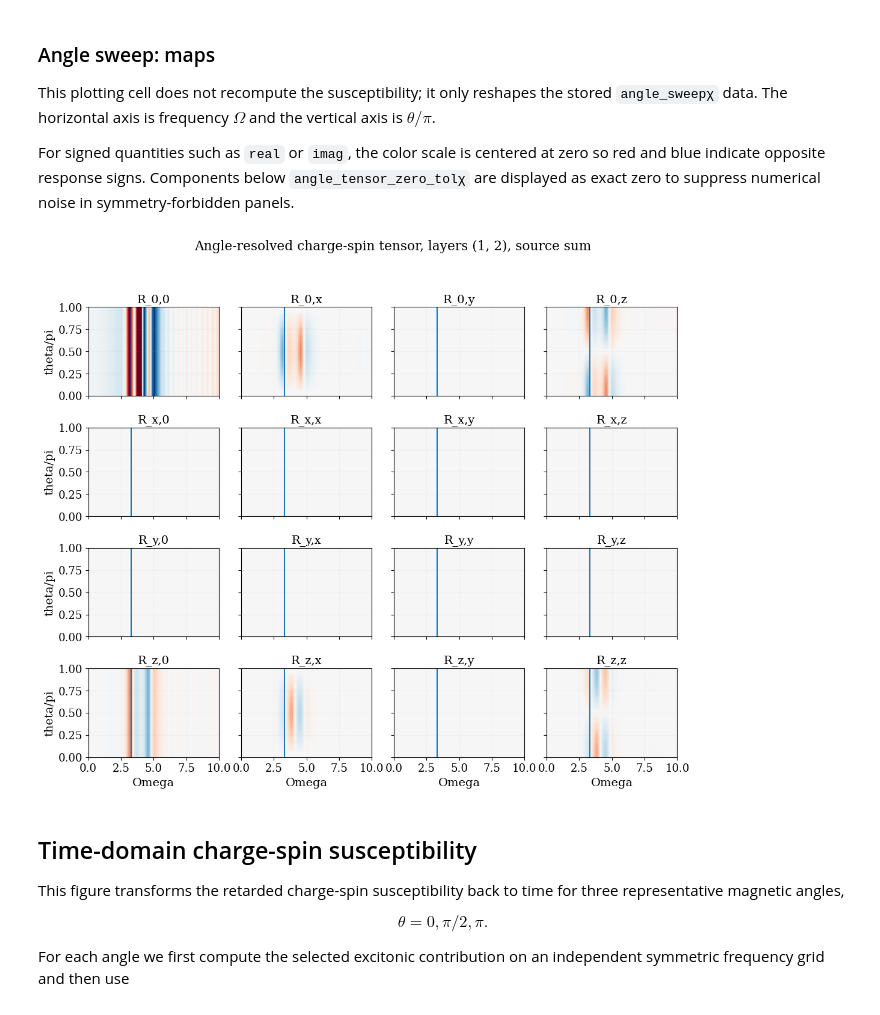
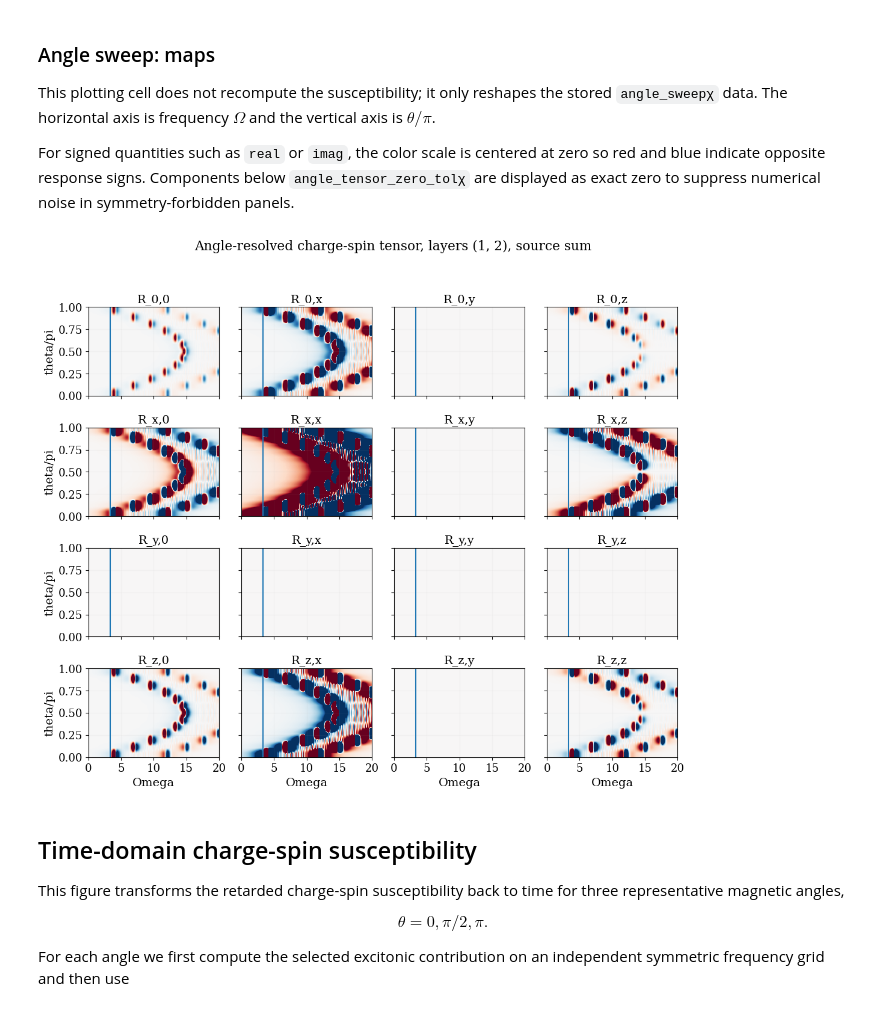
Before and after one commit to fegarciaga/05_tJ_exciton, a Jupyter notebook: RPA-exciton/StaticSpinSucep.ipynb, the cells around one changed output. Saved outputs shown, nothing was run; the diff lists cells and outputs as text; code cells hidden in the pictures.

```diff
--- a/RPA-exciton/StaticSpinSucep.ipynb
+++ b/RPA-exciton/StaticSpinSucep.ipynb
@@ -893,8 +894,8 @@ The broadenings are separated: `ηDχ` is used to build $D^R$ from $\Pi^R$, whil
 # %%
 # Quick-look grids for the frequency-domain spin susceptibility figure.
 Lχ = 100
-Ωχ_min, Ωχ_max, NΩχ = 0.0, 15.0, 201
-ωχ_min, ωχ_max, Nωχ = -15.0, 15.0, 321  # only used when vertex_methodχ = :langreth
+Ωχ_min, Ωχ_max, NΩχ = 0.0, 20.0, 201
+ωχ_min, ωχ_max, Nωχ = -25.0, 25.0, 321  # only used when vertex_methodχ = :langreth
 ηDχ = 0.52#ηΩ
 ηΛχ = 0.52#ηΩ
 
@@ -1401,7 +1402,7 @@ angle_use_threadsχ = true                          # parallelize angles if Juli
 
 # Independent grid for the angular sweep. Increase these for production figures.
 Lθχ = 60
-Ωθχ_min, Ωθχ_max, NΩθχ = 0.0, 15.0, 121
+Ωθχ_min, Ωθχ_max, NΩθχ = 0.0, 20.0, 121 # 15
 Nθχ = 13
 ηDθχ = @isdefined(ηDχ) ? ηDχ : ηΩ
 ηΛθχ = @isdefined(ηΛχ) ? ηΛχ : ηΩ
@@ -1496,7 +1510,7 @@ For signed quantities such as `real` or `imag`, the color scale is centered at z
 angle_tensor_partχ = imag#@isdefined(tensor_partχ) ? tensor_partχ : imag  # real, imag, or abs
 angle_tensor_part_labelχ = angle_tensor_partχ === real ? "Re" : angle_tensor_partχ === imag ? "Im" : "Abs"
 angle_tensor_zero_tolχ = @isdefined(tensor_zero_tolχ) ? tensor_zero_tolχ : 1e-10
-angle_tensor_xlimχ = (first(Ωsθχ), min(10.0, last(Ωsθχ)))
+angle_tensor_xlimχ = (first(Ωsθχ), min(20.0, last(Ωsθχ)))
 
 function project_charge_spin_angle_componentχ(z, part)
     part === abs && return abs(z)
@@ -1538,34 +1552,34 @@ else
     vmin_angle_tensorχ = -vmax_angle_tensorχ
     vmax_plot_angle_tensorχ = vmax_angle_tensorχ
     colorbar_labelχ = "-2 " * angle_tensor_part_labelχ * " R_AB"
 end
 
 fig, axs = subplots(4, 4, figsize=(12.0, 9.5), sharex=true, sharey=true)
 θ_over_piχ = θsχ ./ π
 for A in 1:4, B in 1:4
     ax = axs[A, B]
     ax.axvline(3.3)
     img = ax.imshow(angle_component_mapsχ[A, B]; origin="lower", aspect="auto",
                     extent=(first(Ωsθχ), last(Ωsθχ), first(θ_over_piχ), last(θ_over_piχ)),
                     cmap=cmap_angle_tensorχ, vmin=-3,vmax=3)#vmin=vmin_angle_tensorχ, vmax=vmax_plot_angle_tensorχ)
     ax.set_xlim(angle_tensor_xlimχ...)
     ax.set_title("R_" * charge_spin_labels[A] * "," * charge_spin_labels[B])
     ax.grid(alpha=0.08)
     if A == 4
         ax.set_xlabel("Omega")
     end
     if B == 1
         ax.set_ylabel("theta/pi")
 
     end
 end
 #ax.set_vline(3.3)
 #fig.colorbar(img, ax=vec(axs), shrink=0.82, label=colorbar_labelχ)
 fig.suptitle("Angle-resolved charge-spin tensor, layers " * string(angle_tensor_layer_pairχ) *
              ", source " * string(angle_tensor_sourceχ))
 fig.tight_layout(rect=(0, 0, 0.92, 0.95))
 # %% [output]
-[figure, old version]
+[figure, new version]
 # %% [markdown]
 ## Time-domain charge-spin susceptibility
 
```
Also changed, not shown: parts of 11 cells of this notebook, 4 other files.
